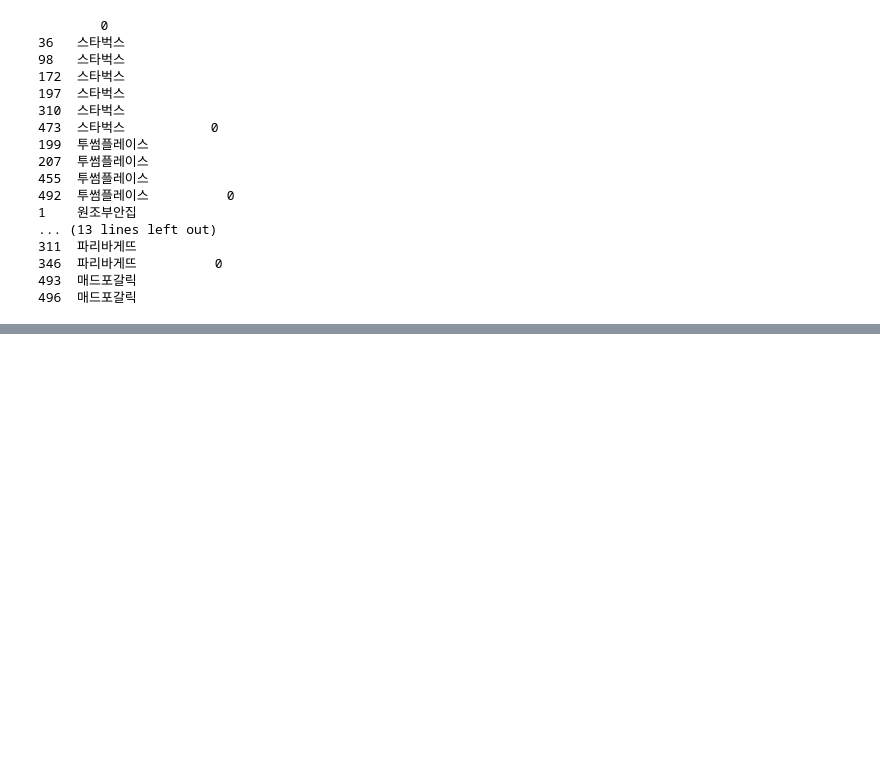
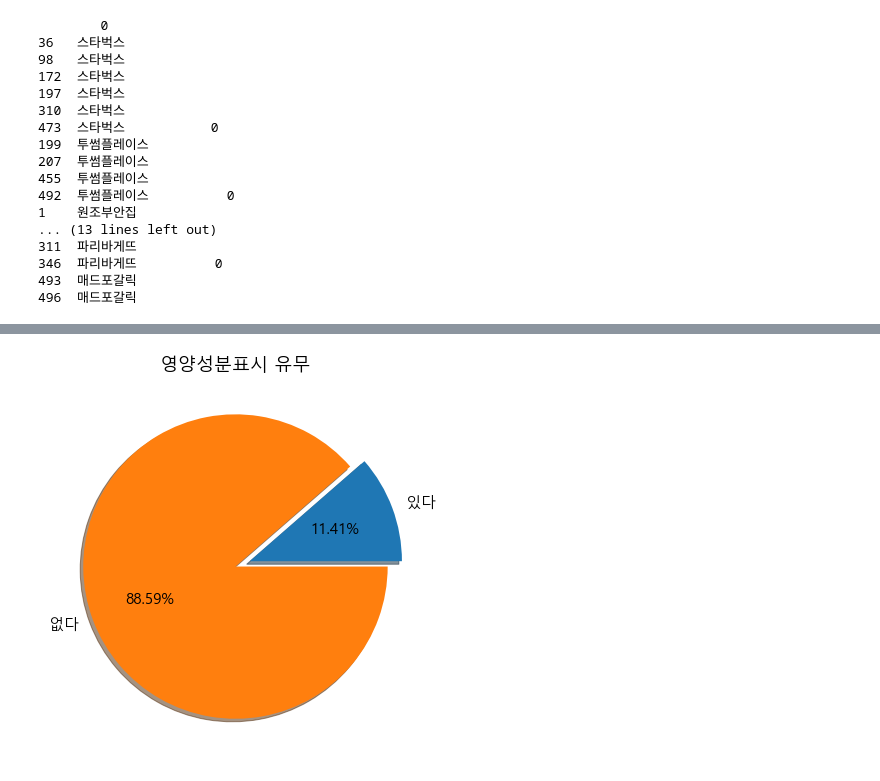
Before and after one commit to gitea0101/jupyter_note, a Jupyter notebook: mini/asd.ipynb, the cells around one changed output, grey strips where cells are left out. Drawn from its saved outputs; the diff is of its cells as text; code cells hidden in the pictures; blank space fills up the shorter version.

```diff
--- a/mini/asd.ipynb
+++ b/mini/asd.ipynb
@@ -92,0 +142,38 @@ qwe_df [qwe_df[0] == '파리바게뜨'],qwe_df [qwe_df[0] == '매드포갈릭'])
+# %%
+# result_list.drop(index=[98,172,197,310,473], inplace=True)
+# result_list.drop(index=[207,455,492], inplace=True)
+# result_list.drop(index=[338,372,63,304,420,220,357], inplace=True)
+# result_list.drop(index=[346,496], inplace=True)
+result_list = result_list.reset_index(drop=True)
+# %%
+a = re.compile("\([0-9]*.*[0-9]*\)")
+result_list_r = []
+for i in range(len(result_list)):
+    result_list_r.append(a.findall(f"{result_list['검색결과'][i]}"))
+
+for i in range(len(result_list)):
+    result_list['검색결과'][i] = result_list['검색결과'][i].replace(result_list_r[i][0],'')
+# %%
+a = re.compile(",")
+result_list_r = []
+for i in range(len(result_list)):
+    result_list_r.append(a.findall(f"{result_list['검색결과'][i]}"))
+
+    if a.findall(f"{result_list['검색결과'][i]}") ==[]:
+        result_list_r[i] = ['']
+
+for i in range(len(result_list)):
+    result_list['검색결과'][i] = result_list['검색결과'][i].replace(result_list_r[i][0],'')
+# %%
+result_list['검색결과'] = result_list['검색결과'].astype('int64')
+# %%
+plt.rc('font', size=15)
+plt.figure(figsize=(7,7)).patch.set_facecolor('w')
+plt.pie([len(result_list[result_list['검색결과']>100]),
+          len(result_list[result_list['검색결과']<100])],
+        autopct="%3.2f%%",labels=['있다','없다'],
+        explode=[0.1,0],shadow=True)
+plt.title('영양성분표시 유무')
+plt.show()
+# %% [output]
+[figure, added]
```
Also changed, not shown: parts of 9 cells of this notebook, 3 other files.
